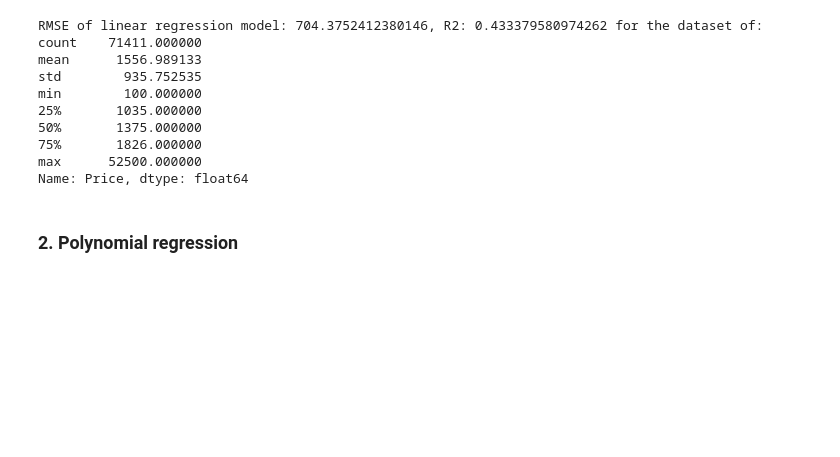
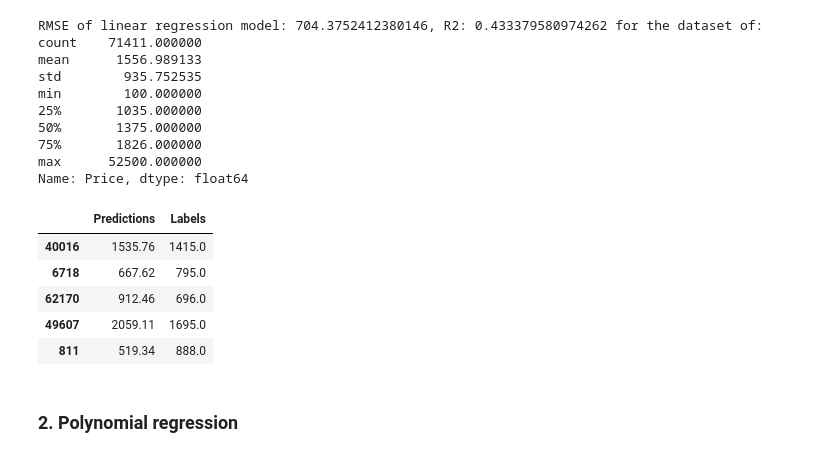
Before and after one commit to MichauJ/Learning-ML, a Jupyter notebook: Supervised ML - Predicting aparment prices.ipynb, the cells around one changed output. Drawn from its saved outputs; the diff is of its cells as text; code cells hidden in the pictures; blank space fills up the shorter version.

```diff
--- a/Supervised ML - Predicting aparment prices.ipynb
+++ b/Supervised ML - Predicting aparment prices.ipynb
@@ -534,6 +534,16 @@ min        100.000000
 75%       1826.000000
 max      52500.000000
 Name: Price, dtype: float64
+# %%
+# Showing directly some predictions compared to labels
+pd.DataFrame({"Predictions":apartments_predictions_lr[:5].round(2),"Labels": train_set_labels[:5].round(2)})
+# %% [output]
+|  | Predictions | Labels |
+| 40016 | 1535.76 | 1415.0 |
+| 6718 | 667.62 | 795.0 |
+| 62170 | 912.46 | 696.0 |
+| 49607 | 2059.11 | 1695.0 |
+| 811 | 519.34 | 888.0 |
 # %% [markdown]
 ### 2. Polynomial regression
 # %%
```
Also changed, not shown: 22 other files.
